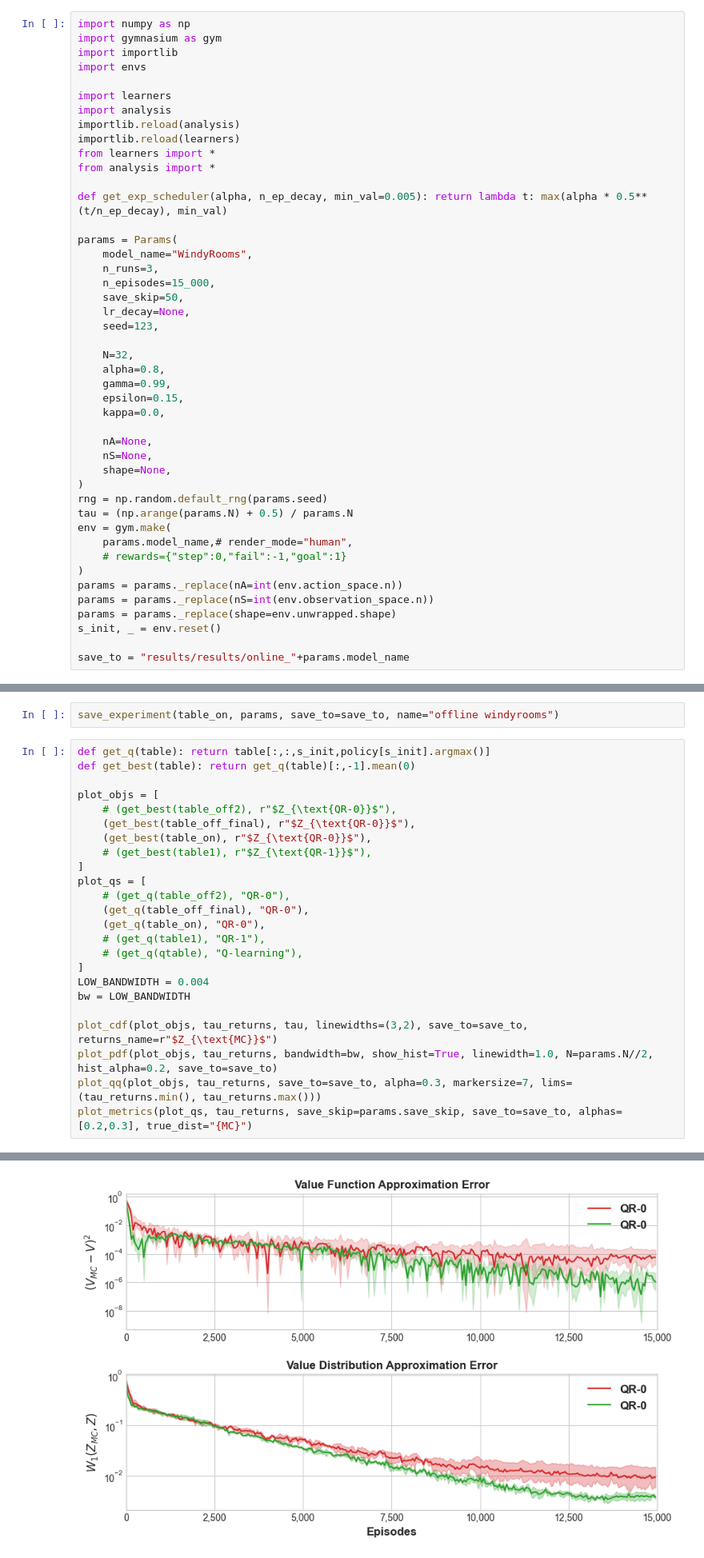
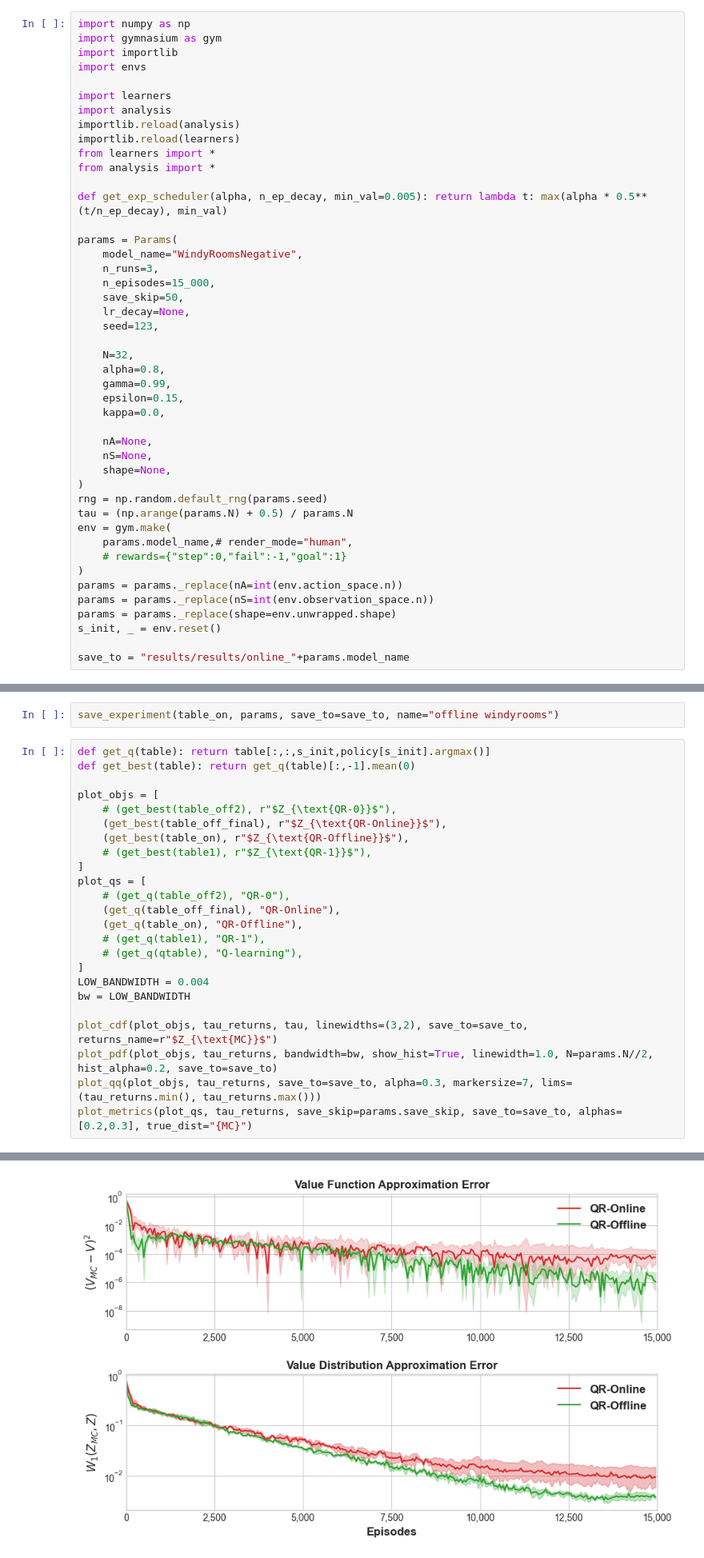
Before and after one commit to AlecHero/QuantileRegressionProject, a Jupyter notebook: test_offline.ipynb, the cells around one changed output, grey strips where cells are left out. Shown at 80% size. Saved outputs shown, nothing was run; the diff lists cells and outputs as text.

```diff
--- a/test_offline.ipynb
+++ b/test_offline.ipynb
@@ -14,7 +14,7 @@ from analysis import *
 def get_exp_scheduler(alpha, n_ep_decay, min_val=0.005): return lambda t: max(alpha * 0.5**(t/n_ep_decay), min_val)
 
 params = Params(
-    model_name="WindyRooms",
+    model_name="WindyRoomsNegative",
     n_runs=3,
     n_episodes=15_000,
     save_skip=50,
@@ -110,14 +112,14 @@ def get_best(table): return get_q(table)[:,-1].mean(0)
 
 plot_objs = [
     # (get_best(table_off2), r"$Z_{\text{QR-0}}$"),
-    (get_best(table_off_final), r"$Z_{\text{QR-0}}$"),
-    (get_best(table_on), r"$Z_{\text{QR-0}}$"),
+    (get_best(table_off_final), r"$Z_{\text{QR-Online}}$"),
+    (get_best(table_on), r"$Z_{\text{QR-Offline}}$"),
     # (get_best(table1), r"$Z_{\text{QR-1}}$"),
 ]
 plot_qs = [
     # (get_q(table_off2), "QR-0"),
-    (get_q(table_off_final), "QR-0"),
-    (get_q(table_on), "QR-0"),
+    (get_q(table_off_final), "QR-Online"),
+    (get_q(table_on), "QR-Offline"),
     # (get_q(table1), "QR-1"),
     # (get_q(qtable), "Q-learning"),
 ]
@@ -135,4 +137,4 @@ plot_metrics(plot_qs, tau_returns, save_skip=params.save_skip, save_to=save_to,
-[figure, old version]
+[figure, new version]
 # %%
 plot_map(table0.mean((0,-1))[-1], params)
 plot_map(np.tile(V_pi[:, None], (1, 4)), params, V=V_pi)
```
Also changed, not shown: parts of 2 cells of this notebook, 14 other files.
